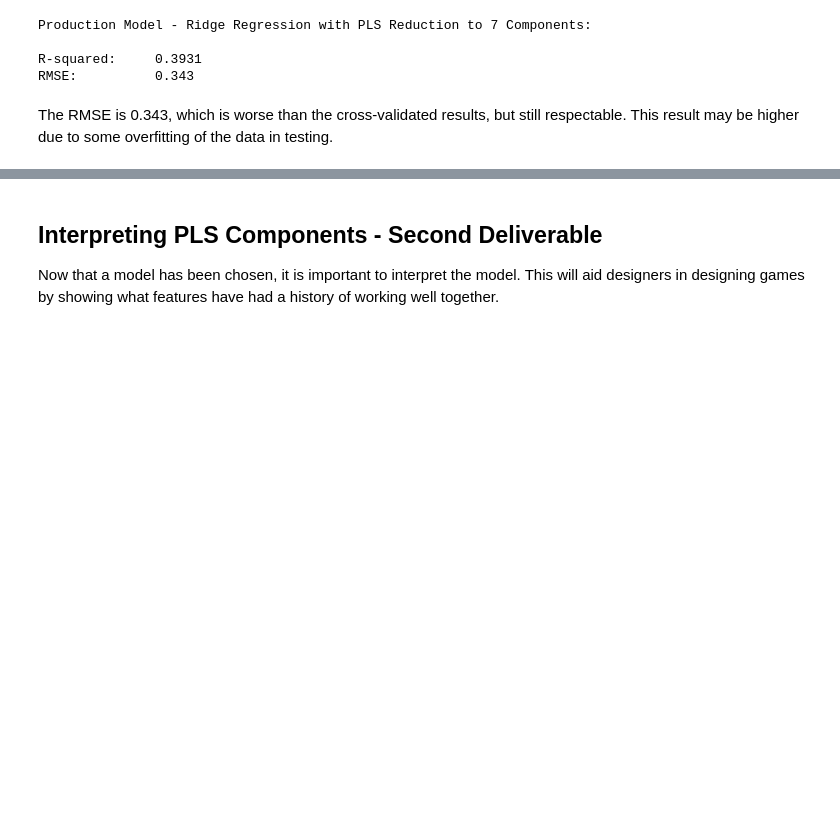
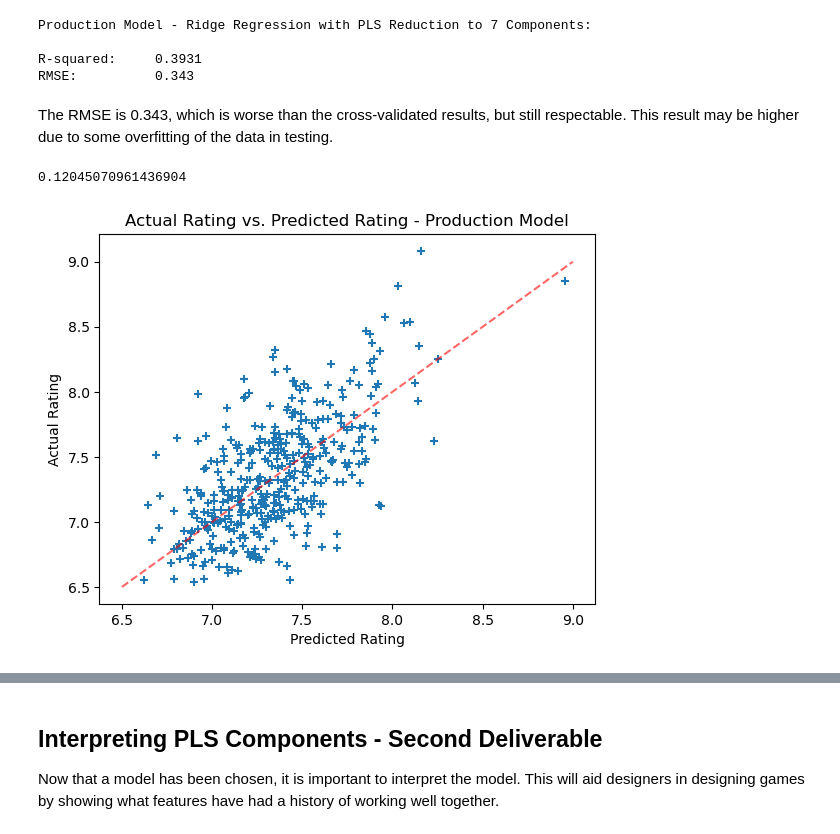
Before and after one commit to haddocksmack/bgg_ml, a Jupyter notebook: BGG_ML_clean.ipynb, the cells around one changed output, grey strips where cells are left out. Drawn from its saved outputs; the diff is of its cells as text; code cells hidden in the pictures; blank space fills up the shorter version.

```diff
--- a/BGG_ML_clean.ipynb
+++ b/BGG_ML_clean.ipynb
@@ -552,3 +578,19 @@ R-squared:     0.3931
 RMSE:          0.343
 # %% [markdown]
 The RMSE is 0.343, which is worse than the cross-validated results, but still respectable. This result may be higher due to some overfitting of the data in testing.
+# %%
+normalized_rmse = prod_rmse / score_range
+normalized_rmse
+# %% [output]
+0.12045070961436904
+# %%
+# Add accuracy line
+plt.plot([6.5, 9], [6.5, 9], ls='--', c='r', alpha=0.6)
+# Plot values
+plt.scatter(preds, y_test, marker='+')
+
+plt.title('Actual Rating vs. Predicted Rating - Production Model')
+plt.xlabel('Predicted Rating')
+plt.ylabel('Actual Rating');Unnamed: 0
+# %% [output]
+[figure, added]
```
Also changed, not shown: parts of 22 cells of this notebook, 2 other files.
